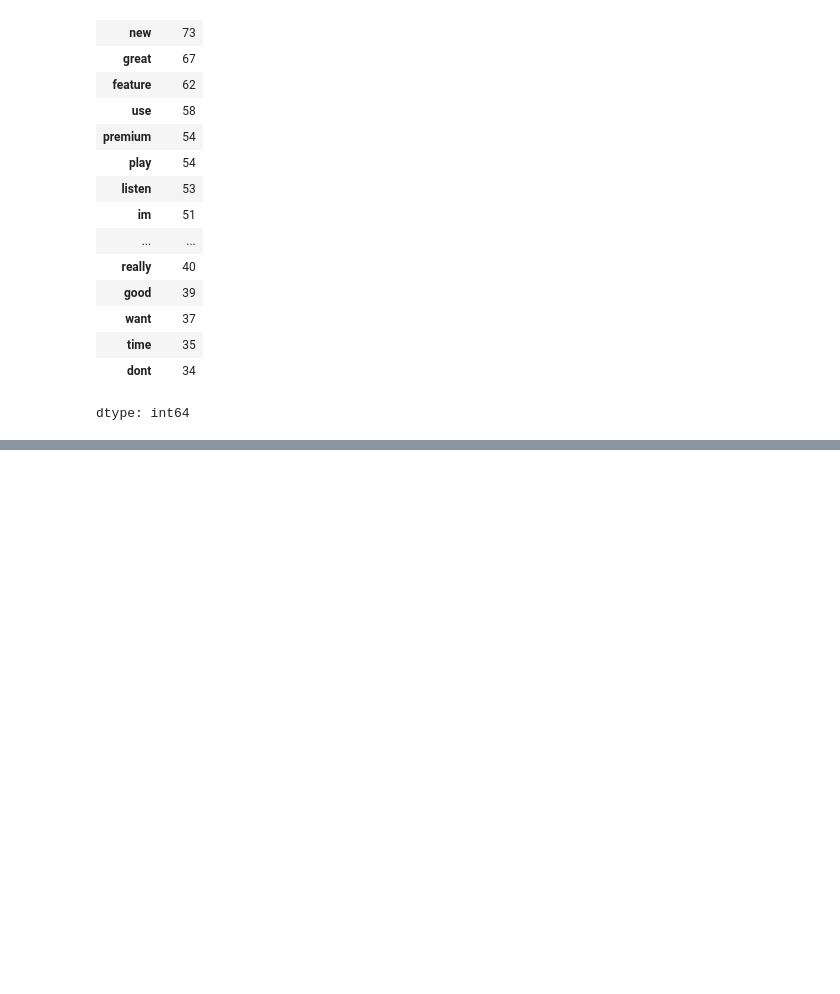
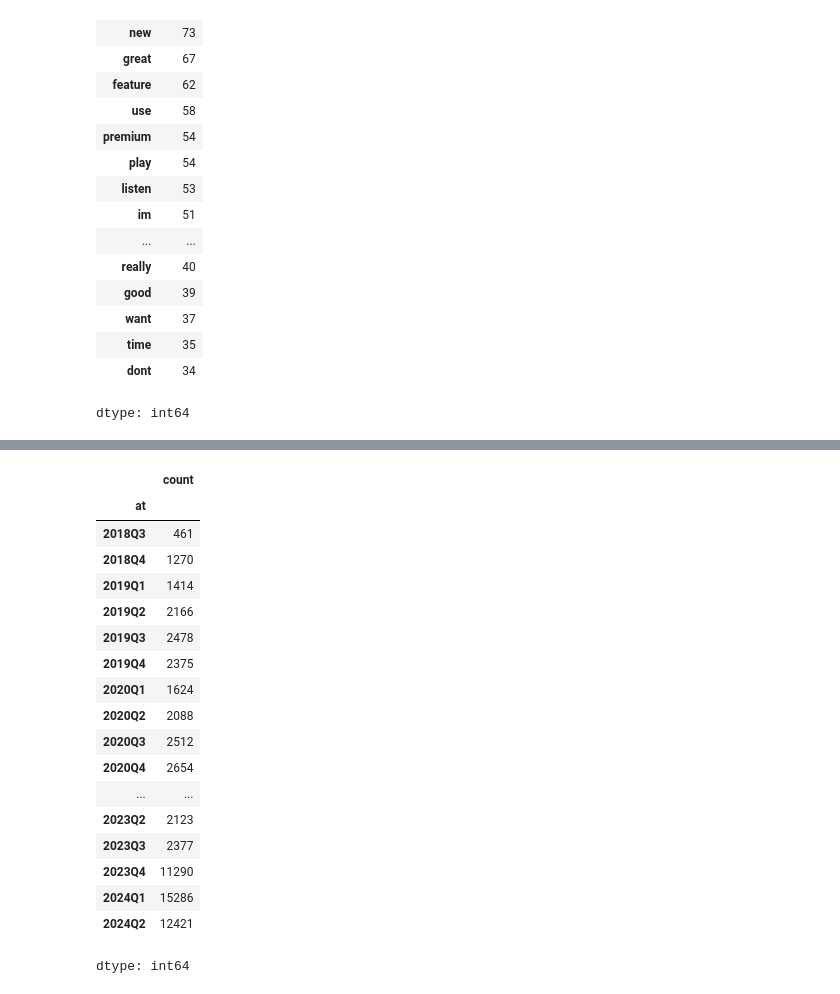
Before and after one commit to zevdavis/data_sci_project_1, a Jupyter notebook: dsp1_analysis.ipynb, the cells around one changed output, grey strips where cells are left out. Saved outputs shown, nothing was run; the diff lists cells and outputs as text; code cells hidden in the pictures; blank space fills up the shorter version.

```diff
--- a/dsp1_analysis.ipynb
+++ b/dsp1_analysis.ipynb
@@ -554,3 +551,5 @@ satisfied_dj_ratings["content"].apply(clean_reviews).explode().value_counts().dr
 | time | 35 |
 | dont | 34 |
 dtype: int64
+# %%
+df["at"] = pd.to_datetime(df["at"])
@@ -556,0 +577,22 @@ dtype: int64
+# %%
+df["at"].dt.to_period("Q").value_counts().sort_index()
+# %% [output]
+|  | count |
+| at |  |
+| 2018Q3 | 461 |
+| 2018Q4 | 1270 |
+| 2019Q1 | 1414 |
+| 2019Q2 | 2166 |
+| 2019Q3 | 2478 |
+| 2019Q4 | 2375 |
+| 2020Q1 | 1624 |
+| 2020Q2 | 2088 |
+| 2020Q3 | 2512 |
+| 2020Q4 | 2654 |
+| ... | ... |
+| 2023Q2 | 2123 |
+| 2023Q3 | 2377 |
+| 2023Q4 | 11290 |
+| 2024Q1 | 15286 |
+| 2024Q2 | 12421 |
+dtype: int64
```
Also changed, not shown: parts of 10 cells of this notebook.
